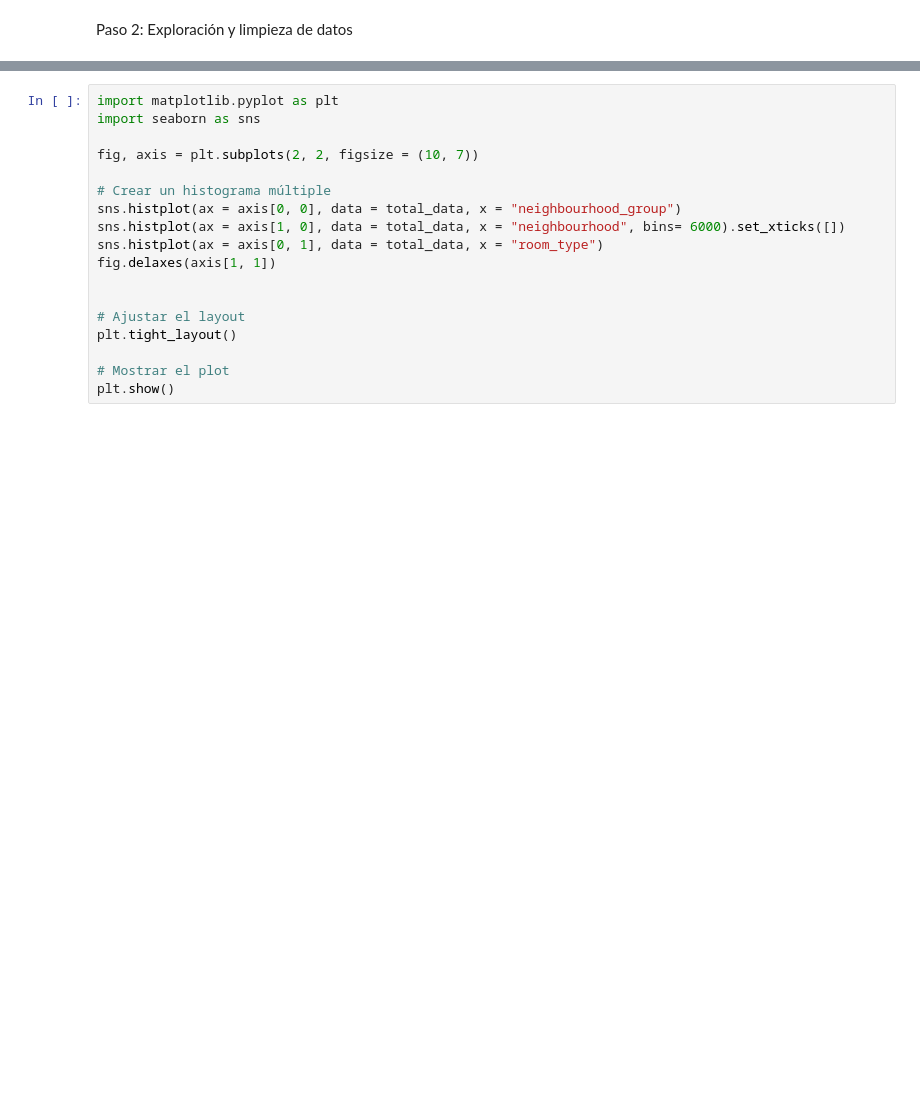
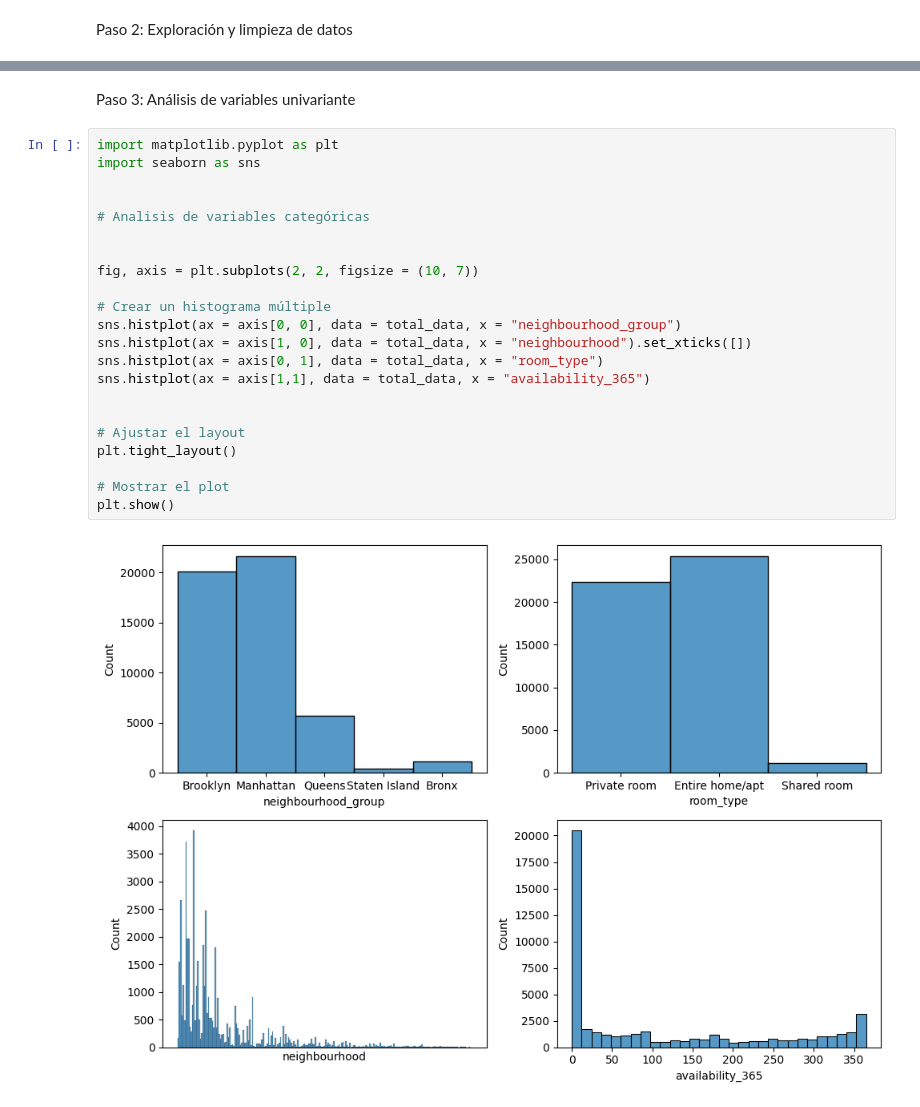
Before and after one commit to VonHyde/machine-learning-python-template, a Jupyter notebook: src/explore.ipynb, the cells around one changed output, grey strips where cells are left out. Cells and saved outputs as stored; diff of their text form; blank space fills up the shorter version.

Commit message:
Paso 5 casi listo

```diff
--- a/src/explore.ipynb
+++ b/src/explore.ipynb
@@ -27,19 +67,27 @@ total_data.head()
+# %% [markdown]
+Paso 3: Análisis de variables univariante
 # %%
 import matplotlib.pyplot as plt
 import seaborn as sns
+
+
+# Analisis de variables categóricas
+
 
 fig, axis = plt.subplots(2, 2, figsize = (10, 7))
 
 # Crear un histograma múltiple
 sns.histplot(ax = axis[0, 0], data = total_data, x = "neighbourhood_group")
-sns.histplot(ax = axis[1, 0], data = total_data, x = "neighbourhood", bins= 6000).set_xticks([])
+sns.histplot(ax = axis[1, 0], data = total_data, x = "neighbourhood").set_xticks([])
 sns.histplot(ax = axis[0, 1], data = total_data, x = "room_type")
-fig.delaxes(axis[1, 1])
+sns.histplot(ax = axis[1,1], data = total_data, x = "availability_365")
 
 
 # Ajustar el layout
 plt.tight_layout()
 
 # Mostrar el plot
 plt.show()
+# %% [output]
+[figure, added]
 # %%
```
Also changed, not shown: parts of 22 cells of this notebook.
